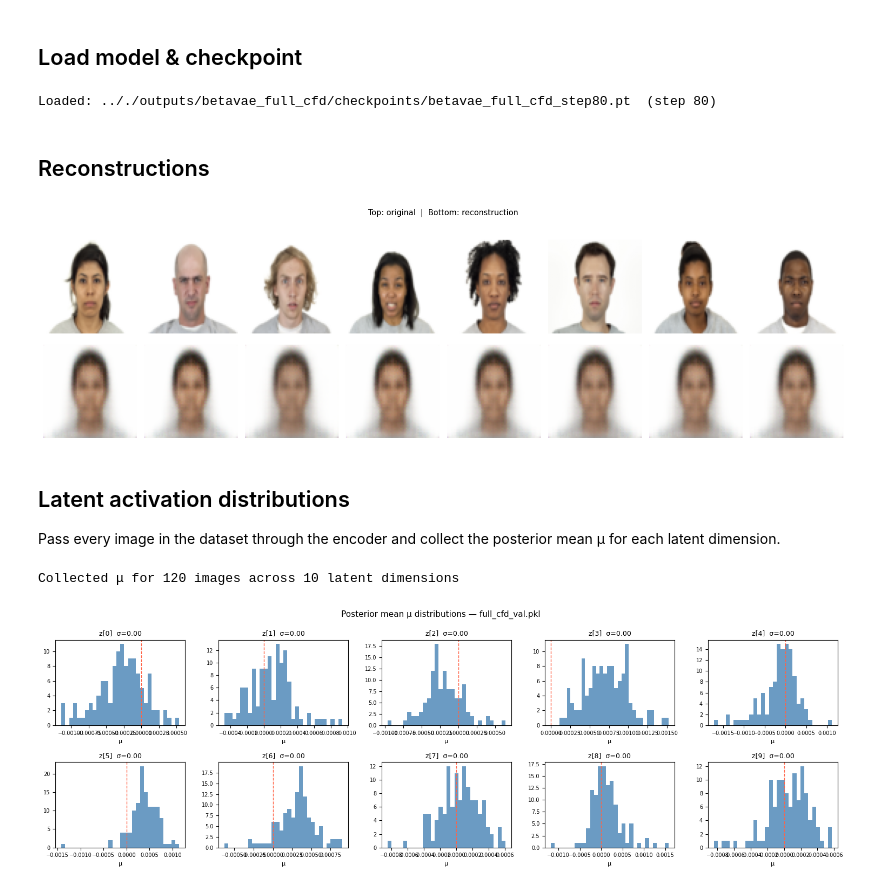
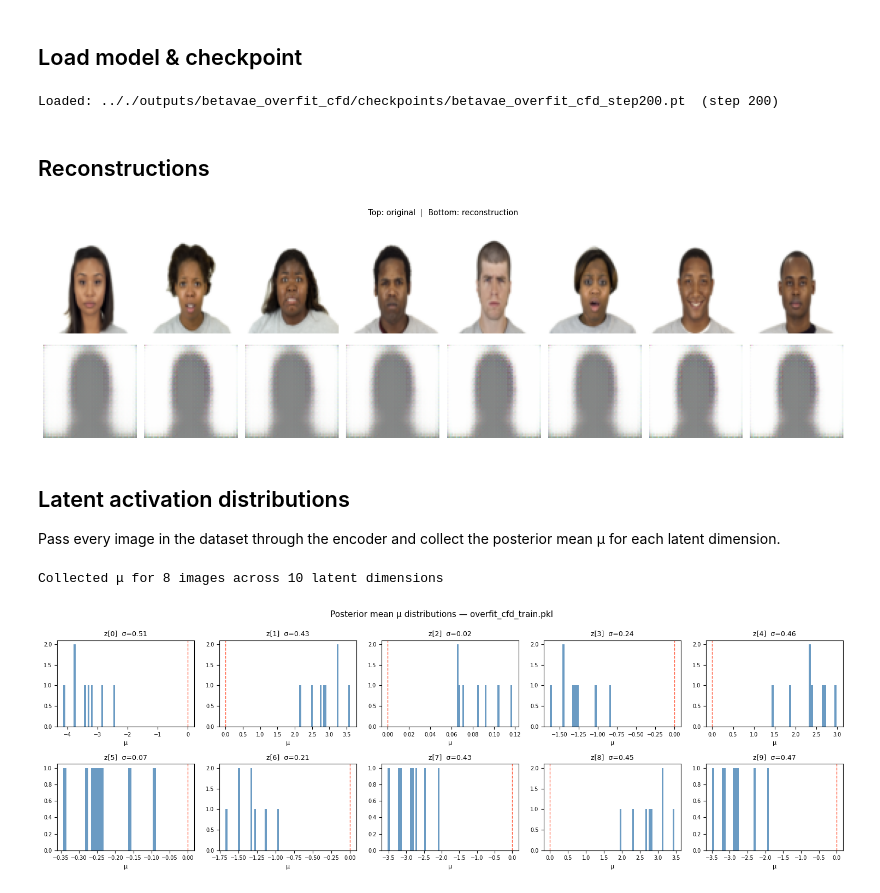
Before and after one commit to jhanliufu-personal/DiffusionBANMap, a Jupyter notebook: notebooks/inspect_beta_vae.ipynb, the cells around one changed output. Cells and saved outputs as stored; diff of their text form; code cells hidden in the pictures.

```diff
--- a/notebooks/inspect_beta_vae.ipynb
+++ b/notebooks/inspect_beta_vae.ipynb
@@ -18,8 +18,8 @@ from data_utils import FaceDataset  # noqa: F401 — needed for pickle
 # %% [markdown]
 ## Config
 # %%
-CONFIG_PATH  = "../config/full_cfd.json"
-DATASET_PATH = "../datasets/full_cfd_val.pkl"
+CONFIG_PATH  = "../config/overfit_cfd.json"
+DATASET_PATH = "../datasets/overfit_cfd_train.pkl"
 CKPT_PATH = None   # None → load latest checkpoint from experiment output dir
 N_SAMPLES = 8      # images to show in reconstruction grid
 SEED = 42
@@ -59,34 +59,36 @@ model.load_state_dict(ckpt["model_state_dict"])
 model.eval()
 print(f"Loaded: {CKPT_PATH}  (step {ckpt['step']})")
 # %% [output]
-Loaded: .././outputs/betavae_full_cfd/checkpoints/betavae_full_cfd_step80.pt  (step 80)
+Loaded: .././outputs/betavae_overfit_cfd/checkpoints/betavae_overfit_cfd_step200.pt  (step 200)
 # %% [markdown]
 ## Reconstructions
 # %%
 with open(DATASET_PATH, "rb") as f:
-    dataset = pickle.load(f)
+    tensor = pickle.load(f)  # [N, C, H, W]
+
+dataset = PreloadedDataset(tensor)
 
 indices = random.sample(range(len(dataset)), min(N_SAMPLES, len(dataset)))
 originals = torch.stack([dataset[i] for i in indices]).to(device)
 
 with torch.no_grad():
     x_recon, _, _ = model(originals)
     x_recon = torch.sigmoid(x_recon).cpu()
 
 originals_cpu = originals.cpu()
 n = len(indices)
 
 fig, axes = plt.subplots(2, n, figsize=(n * 2, 5))
 fig.suptitle("Top: original  |  Bottom: reconstruction", fontsize=11)
 for i in range(n):
     axes[0, i].imshow(originals_cpu[i].permute(1, 2, 0))
     axes[0, i].axis("off")
     axes[1, i].imshow(x_recon[i].permute(1, 2, 0))
     axes[1, i].axis("off")
 plt.tight_layout()
 plt.show()
 # %% [output]
-[figure, old version]
+[figure, new version]
 # %% [markdown]
 ## Latent activation distributions
 
@@ -104,7 +106,7 @@ with torch.no_grad():
 all_mu = torch.cat(all_mu, dim=0).numpy()  # [N, latent_dim]
 print(f"Collected μ for {all_mu.shape[0]} images across {all_mu.shape[1]} latent dimensions")
 # %% [output]
-Collected μ for 120 images across 10 latent dimensions
+Collected μ for 8 images across 10 latent dimensions
 # %%
 latent_dim = all_mu.shape[1]
 ncols = min(5, latent_dim)
@@ -127,4 +129,4 @@ fig.suptitle(f"Posterior mean μ distributions — {os.path.basename(DATASET_PAT
 plt.tight_layout()
 plt.show()
 # %% [output]
-[figure, old version]
+[figure, new version]
```
Also changed, not shown: parts of 1 cell of this notebook, 5 other files.
